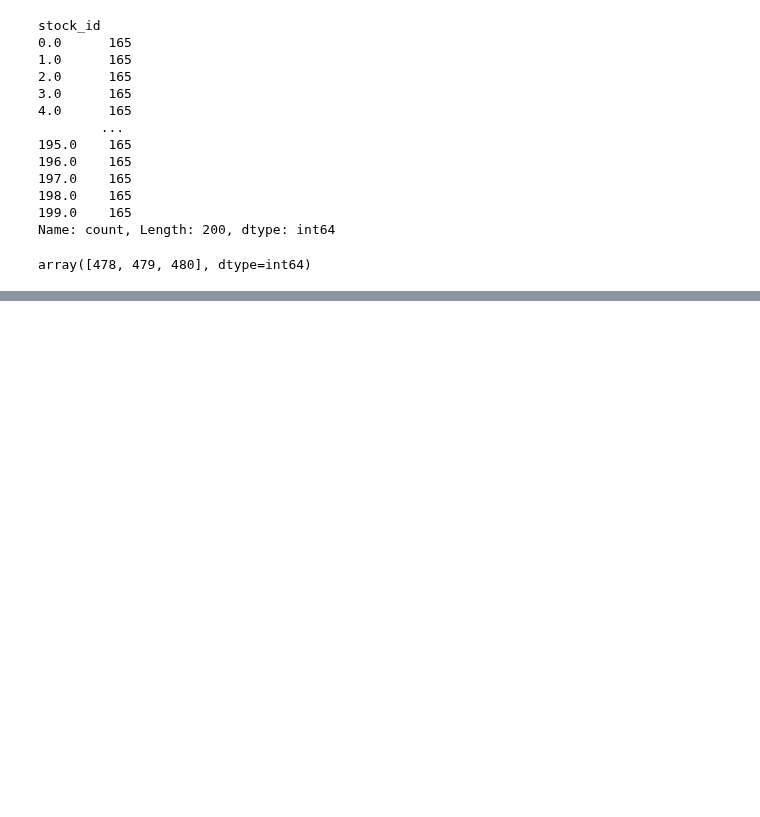
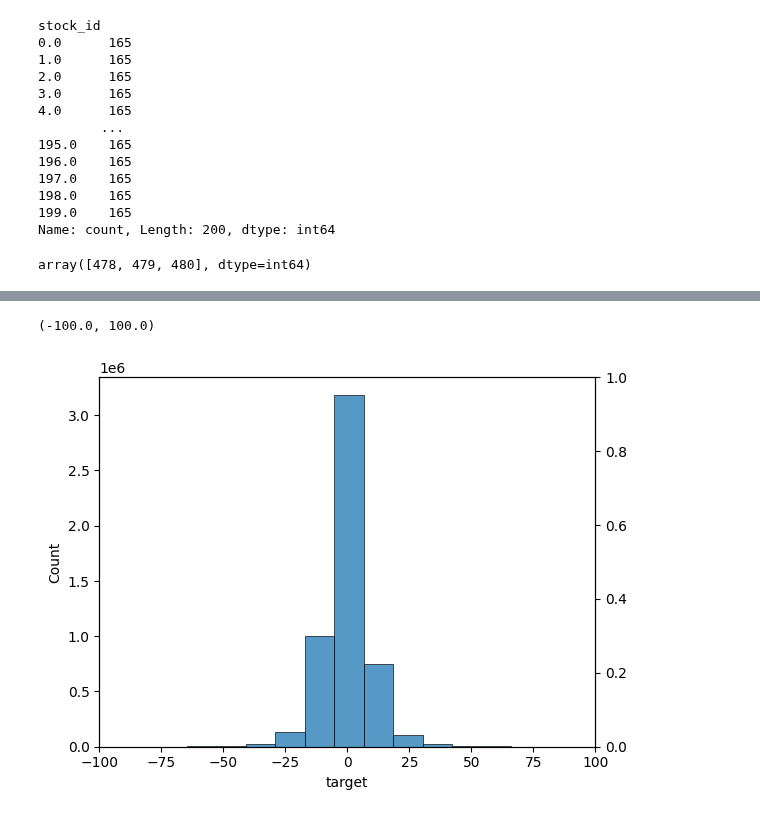
Before and after one commit to huanrafa/ProjectPracticing, a Jupyter notebook: 2023_12(1) Optiver - Trading at the Close/OptiverTrading.ipynb, the cells around one changed output, grey strips where cells are left out. Cells and saved outputs as stored; diff of their text form; code cells hidden in the pictures; blank space fills up the shorter version.

```diff
--- a/2023_12(1) Optiver - Trading at the Close/OptiverTrading.ipynb
+++ b/2023_12(1) Optiver - Trading at the Close/OptiverTrading.ipynb
@@ -318,0 +368,11 @@ array([478, 479, 480], dtype=int64)
+# %%
+import scipy.stats as stats
+
+fig, ax1 = plt.subplots()
+ax2 = ax1.twinx()
+
+tgt_hist = sns.histplot(training['target'], bins = 70, ax=ax1)
+ax1.set_xlim(-100, 100)
+# %% [output]
+(-100.0, 100.0)
+[figure, added]
```
Also changed, not shown: parts of 15 cells of this notebook, 1 other file.
